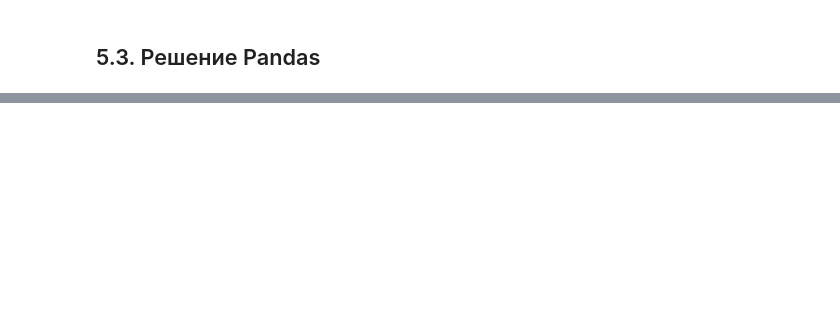
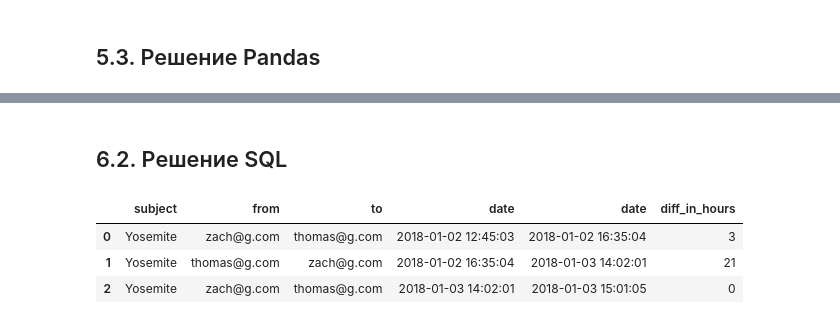
Before and after one commit to bebyakinb/test_assignments-Analyst-, a Jupyter notebook: habr/SQL_Hardest_Interview_Tasks.ipynb, the cells around one changed output, grey strips where cells are left out. Cells and saved outputs as stored; diff of their text form; code cells hidden in the pictures; blank space fills up the shorter version.

```diff
--- a/habr/SQL_Hardest_Interview_Tasks.ipynb
+++ b/habr/SQL_Hardest_Interview_Tasks.ipynb
@@ -549,0 +611,25 @@ signups_extended.rolling('7D').mean()
+# %% [markdown]
+## 6.2. Решение SQL
+# %%
+sql = '''
+select e1.subject,
+       e1."from",
+       e1."to",
+       e1.date,
+       e2.date,
+       CAST((JulianDay(min(e2.date)) - JulianDay(e1.date)) * 24 as Integer) as diff_in_hours
+from emails as e1
+join emails as e2 on e1.subject = e2.subject and
+                     e1."from" = e2."to" and
+                     e1."to" = e2."from" and
+                     e1.date < e2.date
+--where e1."to" == "zach@g.com"
+group by e1."index"
+'''
+
+select(sql)
+# %% [output]
+|  | subject | from | to | date | date | diff_in_hours |
+| 0 | Yosemite | zach@g.com | thomas@g.com | 2018-01-02 12:45:03 | 2018-01-02 16:35:04 | 3 |
+| 1 | Yosemite | thomas@g.com | zach@g.com | 2018-01-02 16:35:04 | 2018-01-03 14:02:01 | 21 |
+| 2 | Yosemite | zach@g.com | thomas@g.com | 2018-01-03 14:02:01 | 2018-01-03 15:01:05 | 0 |
```
Also changed, not shown: parts of 22 cells of this notebook.
